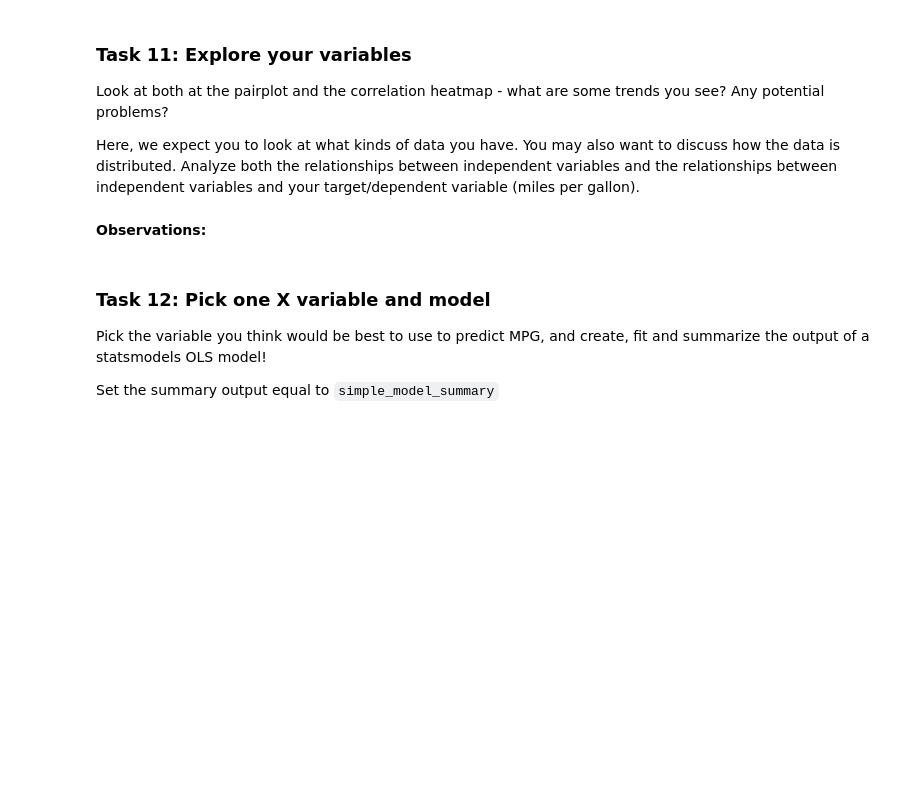
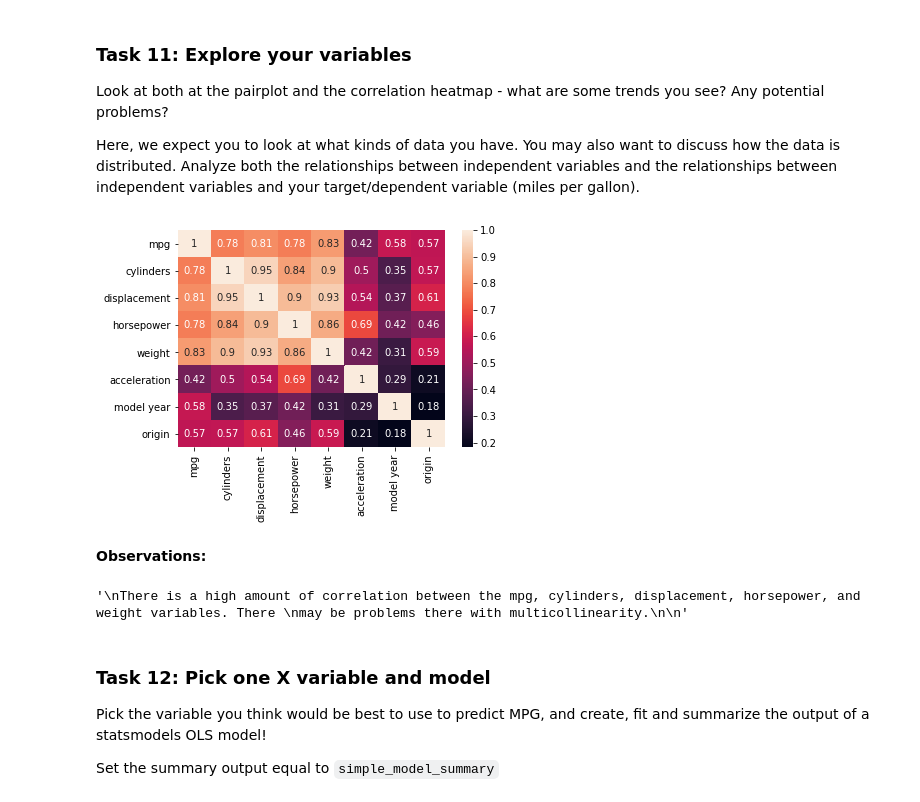
Before and after one commit to cyborgsage/phase2-code-challenge-review, a Jupyter notebook: P2-Code-Challenge-Review.ipynb, the cells around one changed output. Drawn from its saved outputs; the diff is of its cells as text; code cells hidden in the pictures; blank space fills up the shorter version.

```diff
--- a/P2-Code-Challenge-Review.ipynb
+++ b/P2-Code-Challenge-Review.ipynb
@@ -149,8 +301,19 @@ Look at both at the pairplot and the correlation heatmap - what are some trends
 Here, we expect you to look at what kinds of data you have. You may also want to discuss how the data is distributed. Analyze both the relationships between independent variables and the relationships between independent variables and your target/dependent variable (miles per gallon).
 # %%
 # heatmap here
+sns.heatmap(x1, annot=True);
+# %% [output]
+[figure, added]
 # %% [markdown]
 **Observations:**
+# %%
+'''
+There is a high amount of correlation between the mpg, cylinders, displacement, horsepower, and weight variables. There
+may be problems there with multicollinearity.
+
+'''
+# %% [output]
+'\nThere is a high amount of correlation between the mpg, cylinders, displacement, horsepower, and weight variables. There \nmay be problems there with multicollinearity.\n\n'
 # %% [markdown]
 ### Task 12: Pick one X variable and model
 
```
Also changed, not shown: parts of 33 cells of this notebook.
